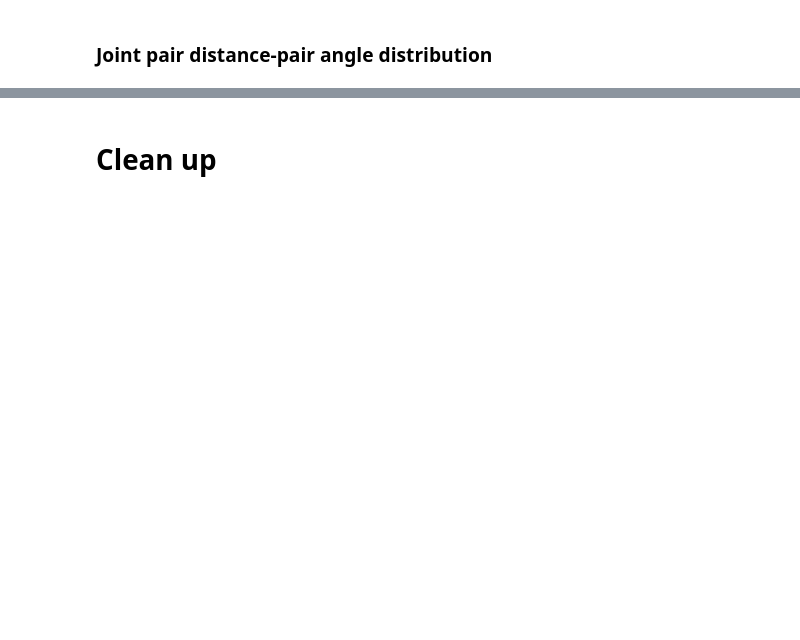
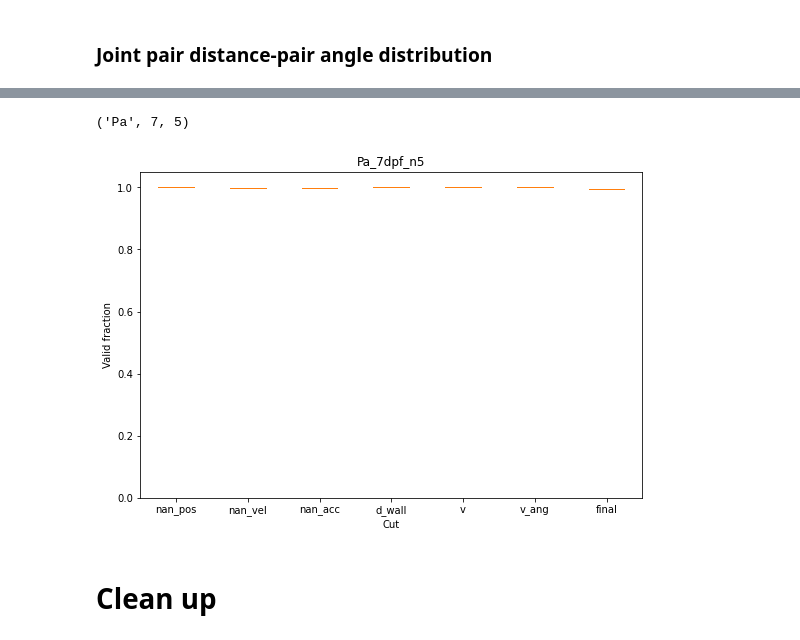
Before and after one commit to yffily/trilab-tracker, a Jupyter notebook: analyze.ipynb, the cells around one changed output, grey strips where cells are left out. Cells and saved outputs as stored; diff of their text form; code cells hidden in the pictures; blank space fills up the shorter version.

```diff
--- a/analyze.ipynb
+++ b/analyze.ipynb
@@ -235,18 +306,0 @@ for trial_file,trial in trials.items():
-# %%
-for trial_file,trial in trials.items():
-#     print(trial_file)
-    locals().update(trial)
-
-    quantity = 'v'
-    unit = 'cm/s'
-    bins = 30
-    values = df2.loc[:,(slice(None),quantity)].values.flatten()
-    plt.hist(values,bins=bins)
-    plt.xlabel(f'{quantity} ({unit})')
-    plt.ylabel('frequency')
-    plt.yscale('log')
-
-    plt.title(cut_label)
-    plt.suptitle(trial_name)
-    plt.savefig(os.path.join(fig_dir,f'v__histogram.png'))
-    plt.close()
@@ -334,3 +385,33 @@ for trial_file,trial in trials.items():
+# %%
+grouped_valid_fractions = {}
+for g,files in grouped_trials.groups.items():
+    grouped_valid_fractions[g] = defaultdict(list)
+    for f in files:
+        trial = load_trial(f)
+        trial = compute_kinematics(trial)
+        trial = compute_cuts(trial)
+        locals().update(trial)
+        for cut,vf in trial['valid_fraction'].items():
+            grouped_valid_fractions[g][cut].append(vf)
+# grouped_valid_fractions
+# %%
+for k,valid_fractions in grouped_valid_fractions.items():
+    print(k)
+    plt.boxplot(valid_fractions.values(),labels=valid_fractions.keys())
+#     plt.violinplot([valid_fractions[c] for c in cut_names],showextrema=False)
+    plt.xlabel('Cut')
+    plt.ylabel('Valid fraction')
+    plt.ylim(0,1.05)
+    pop,age,n_ind = k
+    name = f'{pop}_{age}dpf_n{n_ind}'
+    plt.title(name)
+    plt.show()
+#     plt.savefig(os.path.join(fig_dir,name+'.png'))
+#     plt.close()
+    break
+# %% [output]
+('Pa', 7, 5)
+[figure, added]
 # %% [markdown]
 # Clean up
 # %%
```
Also changed, not shown: parts of 30 cells of this notebook, 3 other files.
